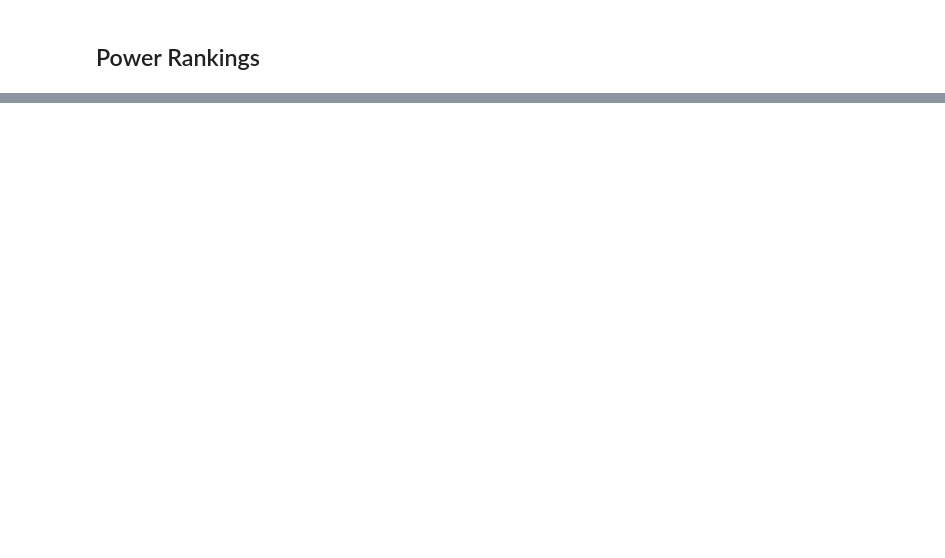
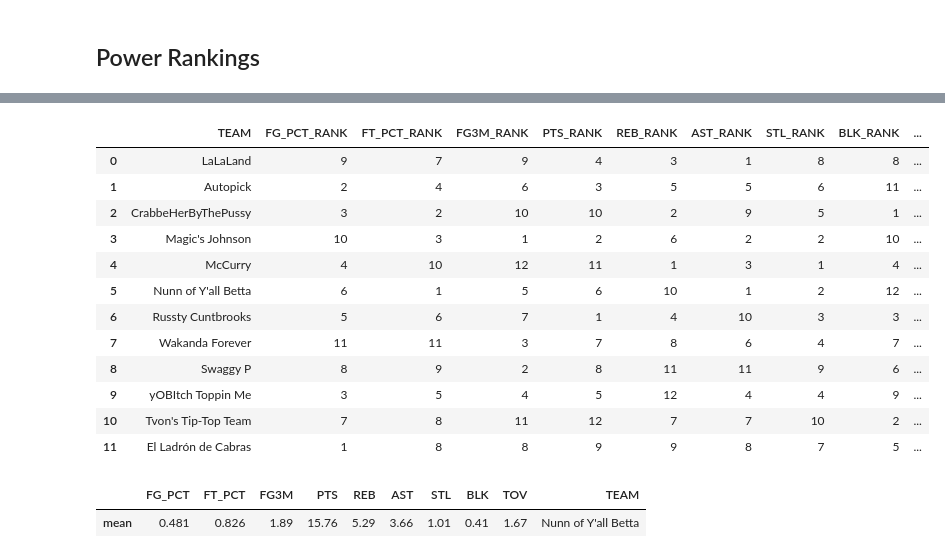
Before and after one commit to JaumeClave/waiver_wire_machine, a Jupyter notebook: notebooks/02_yahoo_fantasy_sports_api_exploration.ipynb, the cells around one changed output, grey strips where cells are left out. Cells and saved outputs as stored; diff of their text form; code cells hidden in the pictures; blank space fills up the shorter version.

Commit message:
Power Rankings

```diff
--- a/notebooks/02_yahoo_fantasy_sports_api_exploration.ipynb
+++ b/notebooks/02_yahoo_fantasy_sports_api_exploration.ipynb
@@ -904,0 +990,28 @@ testing
+# %%
+RANK_SUFFIX ="_RANK"
+
+def power_rankings(dataframe):
+
+    power_ranking_dataframe =  dataframe.copy()
+    try:
+        power_ranking_dataframe.drop(MEAN_ROW, inplace=True)
+    except KeyError:
+        pass
+    for column in power_ranking_dataframe.columns[1:]:
+
+        sorted_points = power_ranking_dataframe[column].sort_values(ascending=False)
+        sorted_points.drop_duplicates(inplace=True)
+
+        sorting_dictionary = dict()
+
+        count = 1
+        for point in sorted_points:
+            sorting_dictionary[point] = count
+            count += 1
+
+        power_ranking_dataframe[column + RANK_SUFFIX] = power_ranking_dataframe[column].map\
+            (sorting_dictionary)
+
+    power_ranking_dataframe.drop(dataframe.columns[1:], axis=1, inplace=True)
+
+    return power_ranking_dataframe
@@ -904,0 +1096,17 @@ testing
+# %%
+current_league_power_rankings = power_rankings(league_averages_dataframe)
+current_league_power_rankings
+# %% [output]
+|  | TEAM | FG_PCT_RANK | FT_PCT_RANK | FG3M_RANK | PTS_RANK | REB_RANK | AST_RANK | STL_RANK | BLK_RANK | ... |
+| 0 | LaLaLand | 9 | 7 | 9 | 4 | 3 | 1 | 8 | 8 | ... |
+| 1 | Autopick | 2 | 4 | 6 | 3 | 5 | 5 | 6 | 11 | ... |
+| 2 | CrabbeHerByThePussy | 3 | 2 | 10 | 10 | 2 | 9 | 5 | 1 | ... |
+| 3 | Magic's Johnson | 10 | 3 | 1 | 2 | 6 | 2 | 2 | 10 | ... |
+| 4 | McCurry | 4 | 10 | 12 | 11 | 1 | 3 | 1 | 4 | ... |
+| 5 | Nunn of Y'all Betta | 6 | 1 | 5 | 6 | 10 | 1 | 2 | 12 | ... |
+| 6 | Russty Cuntbrooks | 5 | 6 | 7 | 1 | 4 | 10 | 3 | 3 | ... |
+| 7 | Wakanda Forever | 11 | 11 | 3 | 7 | 8 | 6 | 4 | 7 | ... |
+| 8 | Swaggy P | 8 | 9 | 2 | 8 | 11 | 11 | 9 | 6 | ... |
+| 9 | yOBItch Toppin Me | 3 | 5 | 4 | 5 | 12 | 4 | 4 | 9 | ... |
+| 10 | Tvon's Tip-Top Team | 7 | 8 | 11 | 12 | 7 | 7 | 10 | 2 | ... |
+| 11 | El Ladrón de Cabras | 1 | 8 | 8 | 9 | 9 | 8 | 7 | 5 | ... |
@@ -904,0 +1117,6 @@ testing
+# %%
+new_team_9cat_averages[TEAM_COLUMN] = NUNN_OF_YALL_BETTA[NAME_KEY]
+new_team_9cat_averages
+# %% [output]
+|  | FG_PCT | FT_PCT | FG3M | PTS | REB | AST | STL | BLK | TOV | TEAM |
+| mean | 0.481 | 0.826 | 1.89 | 15.76 | 5.29 | 3.66 | 1.01 | 0.41 | 1.67 | Nunn of Y'all Betta |
```
Also changed, not shown: parts of 47 cells of this notebook.
